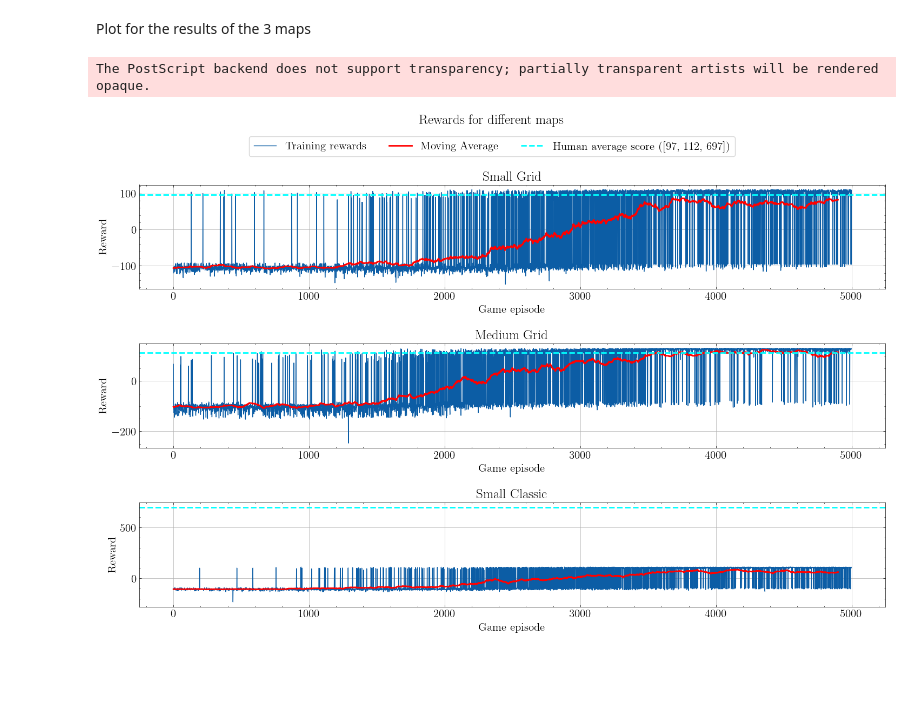
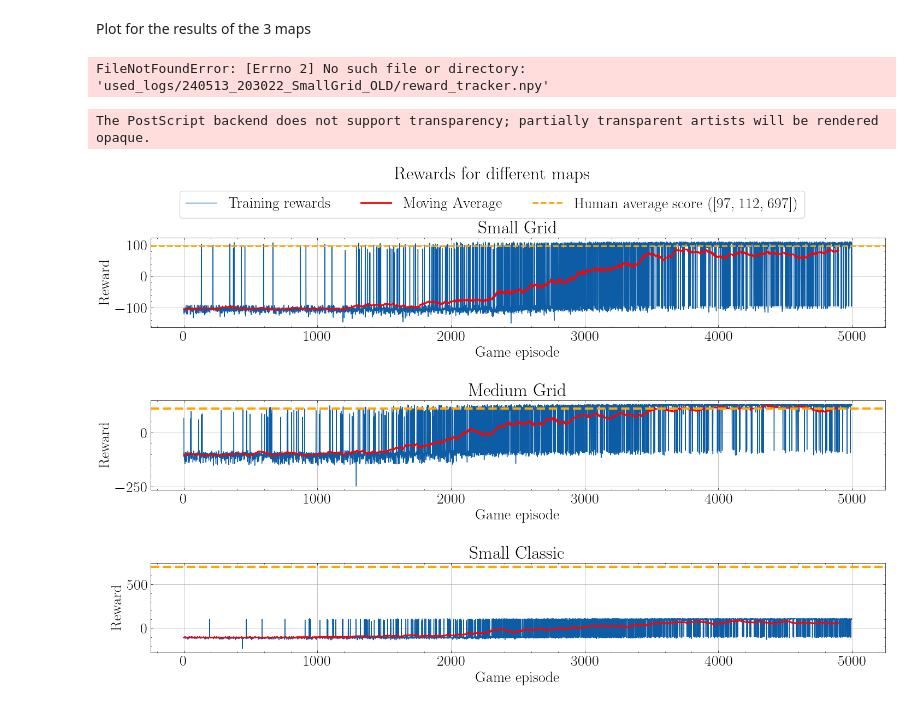
Before and after one commit to LinusKullmyr/Pacman, a Jupyter notebook: Visualize_Logging.ipynb, the cells around one changed output. Cells and saved outputs as stored; diff of their text form; code cells hidden in the pictures; blank space fills up the shorter version.

Commit message:
Update Visualizer for new folder structure

```diff
--- a/Visualize_Logging.ipynb
+++ b/Visualize_Logging.ipynb
@@ -67,12 +65,12 @@ plt.show()
 # %% [markdown]
 Mask to only show episodes with reward > 50
 # %%
-# mask the arrays to only contain the element with a reward higher than 50
-mask = rewards > 50
-gameLengthMasked = gameLength[mask]
-rewardsMasked = rewards[mask]
+# # mask the arrays to only contain the element with a reward higher than 50
+# mask = rewards > 50
+# gameLengthMasked = gameLength[mask]
+# rewardsMasked = rewards[mask]
 
-window_size = 100
-gameLengthMA = movingAverage(gameLengthMasked, window_size)
-rewardsMA = movingAverage(rewardsMasked, window_size)
+# window_size = 100
+# gameLengthMA = movingAverage(gameLengthMasked, window_size)
+# rewardsMA = movingAverage(rewardsMasked, window_size)
 # %%
@@ -97,10 +93,10 @@ plt.grid()
 # %% [markdown]
 Poster Plots
 # %%
-gameLength = np.load(f"{path}/game_length_tracker.npy")
-rewards = np.load(f"{path}/reward_tracker.npy")
+# gameLength = np.load(f"{path}/game_length_tracker.npy")
+# rewards = np.load(f"{path}/reward_tracker.npy")
 
-window_size = 100
-gameLengthMA = movingAverage(gameLength, window_size)
-rewardsMA = movingAverage(rewards, window_size)
+# window_size = 100
+# gameLengthMA = movingAverage(gameLength, window_size)
+# rewardsMA = movingAverage(rewards, window_size)
 # %%
@@ -226,10 +220,10 @@ The PostScript backend does not support transparency; partially transparent arti
 # %% [markdown]
 Plot for the results of the 3 maps
 # %%
-path = "logs/"
+path = "used_logs/"
 sg_path = path + "240514_144530_SmallGrid"
 mg_path = path + "240514_152055_MediumGrid"
-sc_path = path + "240513_203022_SmallGrid_OLD"  # ! Adjust here
+sc_path = path + "240513_184919_smallClassic"  # ! Adjust here
 
 paths = [sg_path, mg_path, sc_path]
 humanScores = [97, 112, 697]
@@ -244,35 +238,37 @@ for path in paths:
 for reward in rewards:
     window_size = 100
     movingAverages.append(movingAverage(reward, window_size))
+# %% [output]
+FileNotFoundError: [Errno 2] No such file or directory: 'used_logs/240513_203022_SmallGrid_OLD/reward_tracker.npy'
 # %%
 
 plt.figure(figsize=(2*size * ratio, size))
 plt.suptitle('Rewards for different maps')
 
 for i in range(len(rewards)):
     plt.subplot(3, 1, i+1)
     if (i == 0):
         plt.plot(rewards[i], label="Training rewards")
         plt.plot(movingAverages[i], color="red", label='Moving Average', linewidth=2)
-        plt.axhline(y=humanScores[i], color="cyan", linestyle='--', linewidth=2, label=f"Human average score ({humanScores})")
+        plt.axhline(y=humanScores[i], color="orange", linestyle='--', linewidth=2, label=f"Human average score ({humanScores})")
     else:
         plt.plot(rewards[i])
         plt.plot(movingAverages[i], color="red" ,linewidth=2)
-        plt.axhline(y=humanScores[i], color="cyan", linestyle='--', linewidth=2)
+        plt.axhline(y=humanScores[i], color="orange", linestyle='--', linewidth=3)
 
     plt.title(mapNames[i])
     plt.xlabel('Game episode')
     plt.ylabel('Reward')
     plt.grid()
 
 
 
 plt.figlegend(loc='upper center', bbox_to_anchor=(0.5, 0.95), ncol=3, fancybox=True, frameon=True)
 plt.tight_layout(rect=[0, 0, 1, 0.9])
 plt.subplots_adjust(top=0.85)
 
 plt.savefig("logs/AllMapsPlot.eps", format="eps")
 plt.show()
 # %% [output]
 The PostScript backend does not support transparency; partially transparent artists will be rendered opaque.
-[figure, old version]
+[figure, new version]
```
Also changed, not shown: parts of 6 cells of this notebook, 10 other files.
